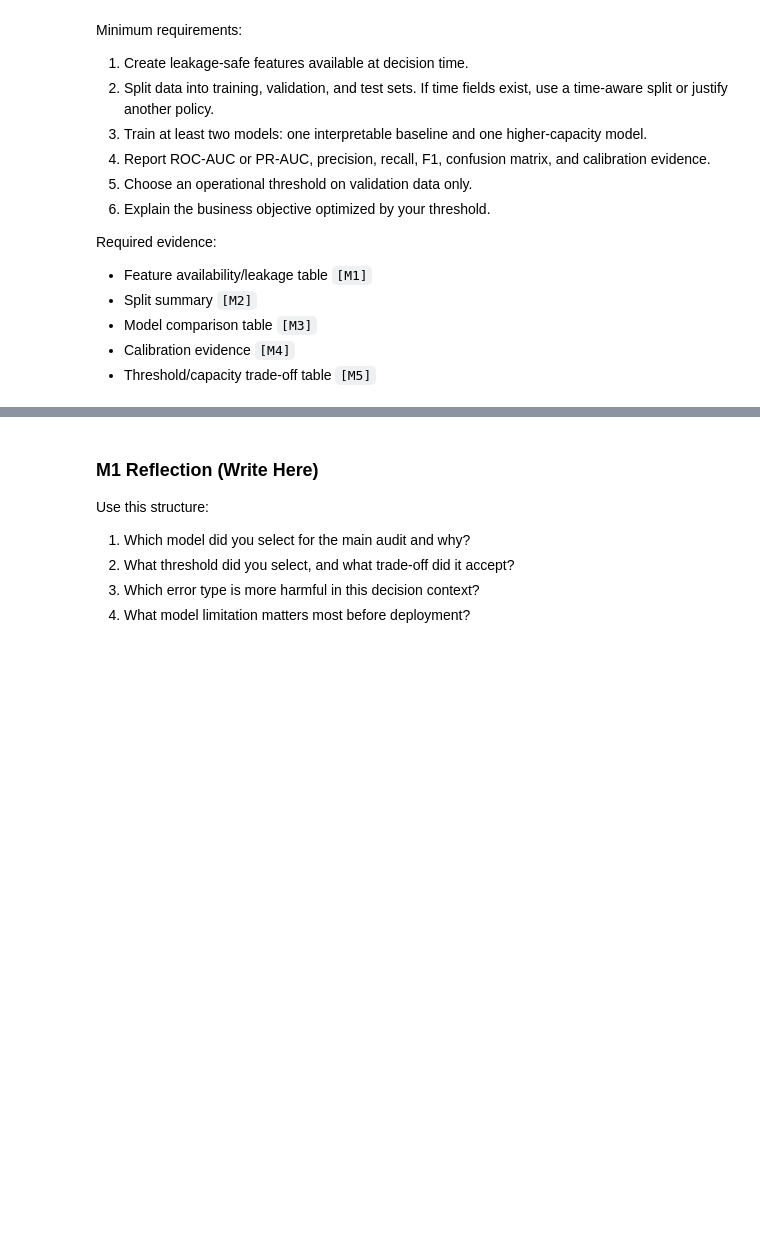
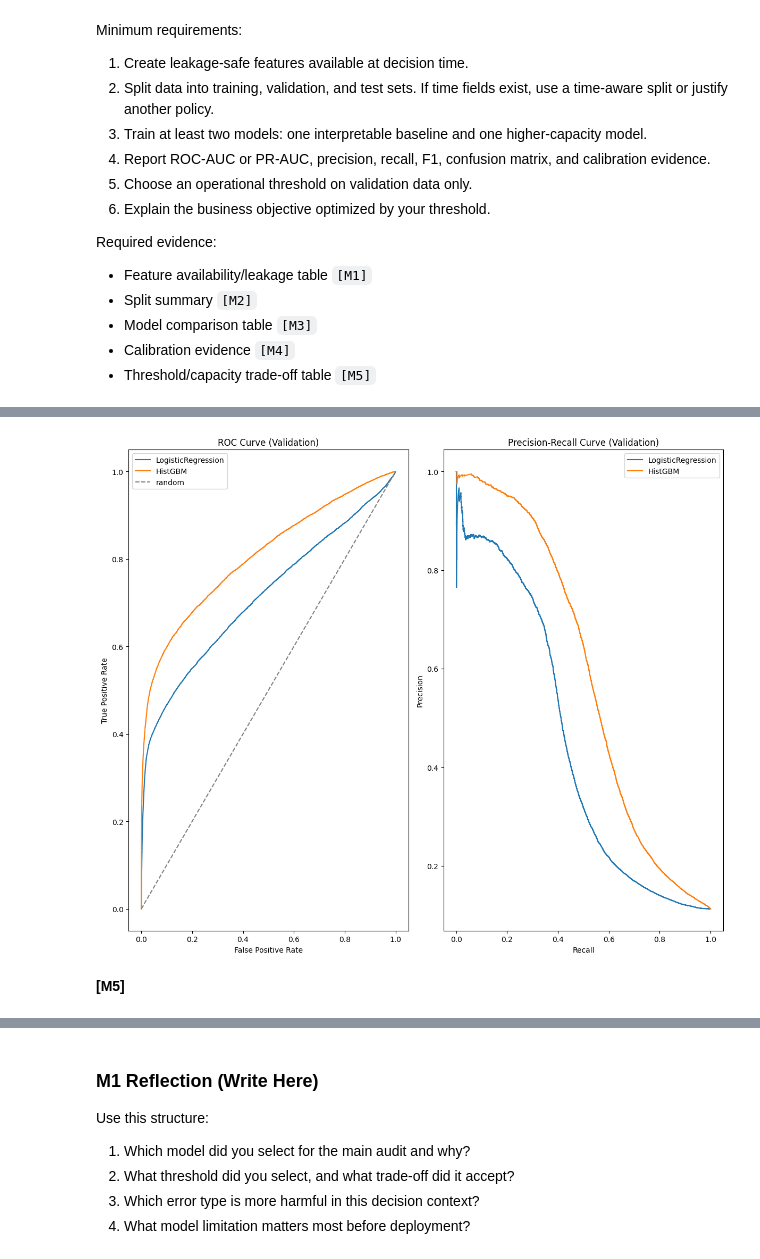
Before and after one commit to Akash324-dotcom/Responsible-AI-for-Fairness-Monitoring, a Jupyter notebook: project 4/project_workbook.ipynb, the cells around one changed output, grey strips where cells are left out. Saved outputs shown, nothing was run; the diff lists cells and outputs as text; code cells hidden in the pictures; blank space fills up the shorter version.

```diff
--- a/project 4/project_workbook.ipynb
+++ b/project 4/project_workbook.ipynb
@@ -424,0 +569,18 @@ Required evidence:
+# %%
+# TODO REQUIRED: Create train/validation/test split.
+from sklearn.model_selection import train_test_split
+
+# Train and validate on 2022+2023, hold out 2024 entirely as the future test set
+train_val_year = df['activity_year'].isin([2022, 2023])
+test_year = df['activity_year'] == 2024
+
+X_trainval, y_trainval = X[train_val_year], y[train_val_year]
+X_test, y_test = X[test_year], y[test_year]
+
+X_train, X_val, y_train, y_val = train_test_split(
+    X_trainval, y_trainval, test_size=0.2, random_state=4146, stratify=y_trainval
+)
+
+print("train:", X_train.shape, y_train.mean())
+print("val:  ", X_val.shape, y_val.mean())
+print("test: ", X_test.shape, y_test.mean())
@@ -424,0 +630,48 @@ Required evidence:
+# %%
+import numpy as np
+import pandas as pd
+import matplotlib.pyplot as plt
+from sklearn.metrics import roc_curve, precision_recall_curve, ConfusionMatrixDisplay
+
+def full_report(y_true, p, threshold, name):
+    preds = (p >= threshold).astype(int)
+    precision, recall, f1, _ = precision_recall_fscore_support(y_true, preds, average='binary', zero_division=0)
+    cm = confusion_matrix(y_true, preds)
+    print(f"{name} with threshold={threshold:.2f}")
+    print(f"Precision={precision:.3f}  Recall={recall:.3f}  F1={f1:.3f}")
+    print("Confusion matrix [ [TN FP] [FN TP] ]:\n", cm)
+    print()
+
+p_val_logit = logit.predict_proba(X_val)[:, 1]
+p_val_gbm = gbm.predict_proba(X_val)[:, 1]
+
+fig, axes = plt.subplots(1, 2, figsize=(12, 10))
+
+# 1. ROC curve - both models
+fpr_l, tpr_l, _ = roc_curve(y_val, p_val_logit)
+fpr_g, tpr_g, _ = roc_curve(y_val, p_val_gbm)
+axes[0].plot(fpr_l, tpr_l, label='LogisticRegression')
+axes[0].plot(fpr_g, tpr_g, label='HistGBM')
+axes[0].plot([0,1],[0,1],'--', color='gray', label='random')
+axes[0].set_xlabel('False Positive Rate')
+axes[0].set_ylabel('True Positive Rate')
+axes[0].set_title('ROC Curve (Validation)')
+axes[0].legend()
+
+# 2. Precision-Recall curve - both models
+prec_l, rec_l, _ = precision_recall_curve(y_val, p_val_logit)
+prec_g, rec_g, _ = precision_recall_curve(y_val, p_val_gbm)
+axes[1].plot(rec_l, prec_l, label='LogisticRegression')
+axes[1].plot(rec_g, prec_g, label='HistGBM')
+axes[1].set_xlabel('Recall')
+axes[1].set_ylabel('Precision')
+axes[1].set_title('Precision-Recall Curve (Validation)')
+axes[1].legend()
+
+plt.tight_layout()
+plt.savefig('artifacts/m1_model_evaluation.png', dpi=150)
+plt.show()
+# %% [output]
+[figure, added]
+# %% [markdown]
+**[M5]**
```
Also changed, not shown: parts of 48 cells of this notebook, 12 other files.
